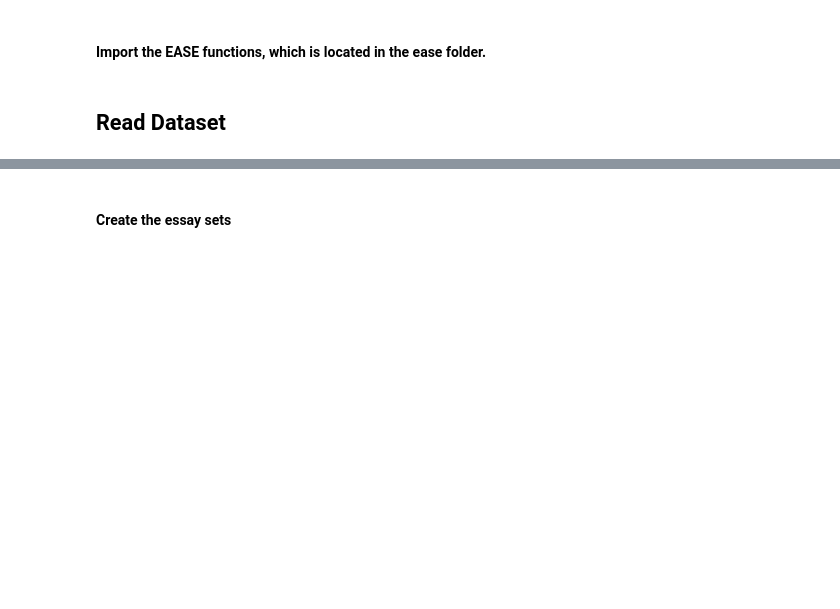
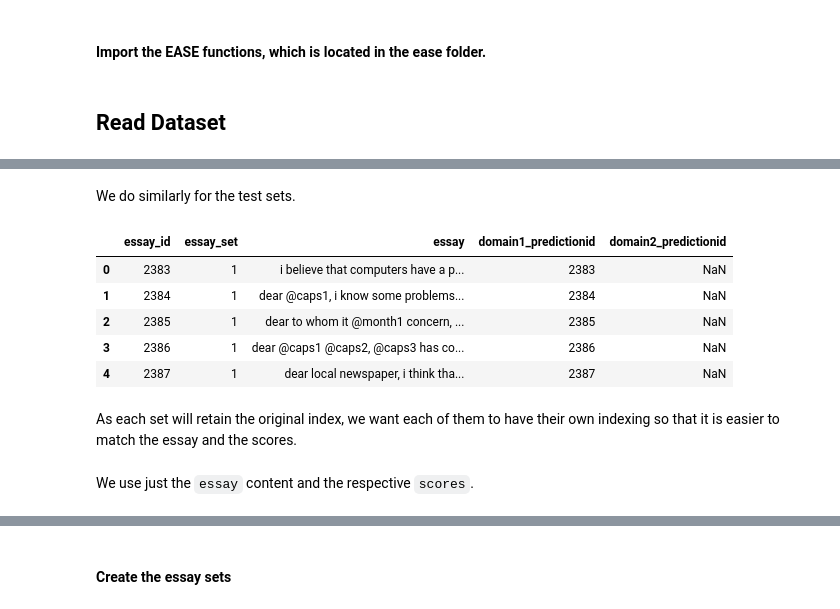
Before and after one commit to ikttan/maes, a Jupyter notebook: maes.ipynb, the cells around one changed output, grey strips where cells are left out. Cells and saved outputs as stored; diff of their text form; code cells hidden in the pictures; blank space fills up the shorter version.

```diff
--- a/maes.ipynb
+++ b/maes.ipynb
@@ -50,3 +53,3 @@ AES (Hewlett Foundation dataset from Kaggle) in the folder "aes"
 # %%
 train_set = pd.read_csv("asap-aes/training_set_rel3.tsv", sep='\t', encoding="latin-1")
-#train_set.head()
+test_set = pd.read_csv("asap-aes/test_set.tsv", sep='\t', encoding="latin-1")
@@ -61,3 +56,3 @@ train_set = train_set.reset_index() # resets index
 # %%
 train_set['essay'] = [entry.lower() for entry in train_set['essay']] # lower case for all words in essay
-#train_set.head()
+test_set['essay'] = [entry.lower() for entry in test_set['essay']] # lower case for all words in essay
@@ -68,0 +75,11 @@ scores.columns = "score"
+# %% [markdown]
+We do similarly for the test sets.
+# %%
+test_set.head()
+# %% [output]
+|  | essay_id | essay_set | essay | domain1_predictionid | domain2_predictionid |
+| 0 | 2383 | 1 | i believe that computers have a p... | 2383 | NaN |
+| 1 | 2384 | 1 | dear @caps1, i know some problems... | 2384 | NaN |
+| 2 | 2385 | 1 | dear to whom it @month1 concern, ... | 2385 | NaN |
+| 3 | 2386 | 1 | dear @caps1 @caps2, @caps3 has co... | 2386 | NaN |
+| 4 | 2387 | 1 | dear local newspaper, i think tha... | 2387 | NaN |
@@ -68,0 +95,2 @@ scores.columns = "score"
+# %% [markdown]
+As each set will retain the original index, we want each of them to have their own indexing so that it is easier to match the essay and the scores.
@@ -68,0 +115,2 @@ scores.columns = "score"
+# %% [markdown]
+We use just the `essay` content and the respective `scores`.
```
Also changed, not shown: parts of 23 cells of this notebook.
